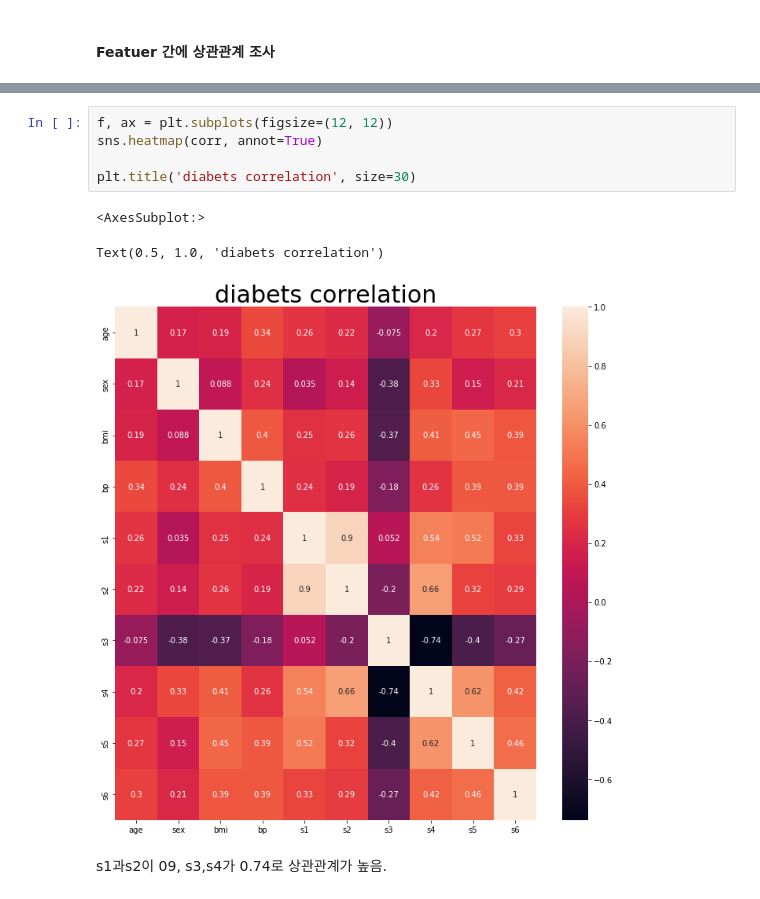
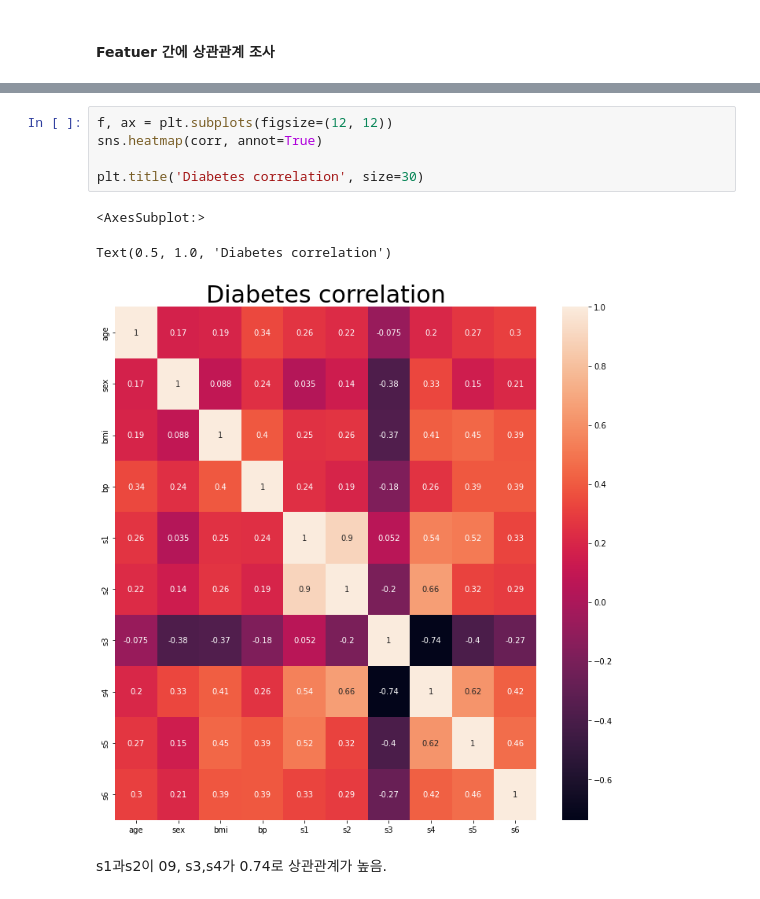
Before and after one commit to ohyoulim/first-repository, a Jupyter notebook: [E-02]LinearRegression.ipynb, the cells around one changed output, grey strips where cells are left out. Cells and saved outputs as stored; diff of their text form.

```diff
--- a/[E-02]LinearRegression.ipynb
+++ b/[E-02]LinearRegression.ipynb
@@ -240,12 +240,12 @@ corr
 # %%
 f, ax = plt.subplots(figsize=(12, 12))
 sns.heatmap(corr, annot=True)
 
-plt.title('diabets correlation', size=30)
+plt.title('Diabetes correlation', size=30)
 # %% [output]
 <AxesSubplot:>
-Text(0.5, 1.0, 'diabets correlation')
+Text(0.5, 1.0, 'Diabetes correlation')
-[figure, old version]
+[figure, new version]
 # %% [markdown]
 s1과s2이 09, s3,s4가 0.74로 상관관계가 높음.
 # %% [markdown]
```
Also changed, not shown: parts of 13 cells of this notebook.
